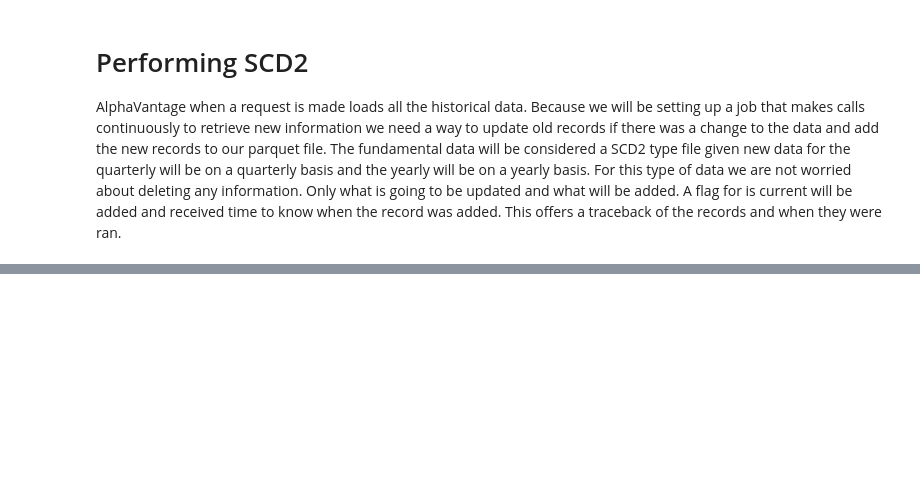
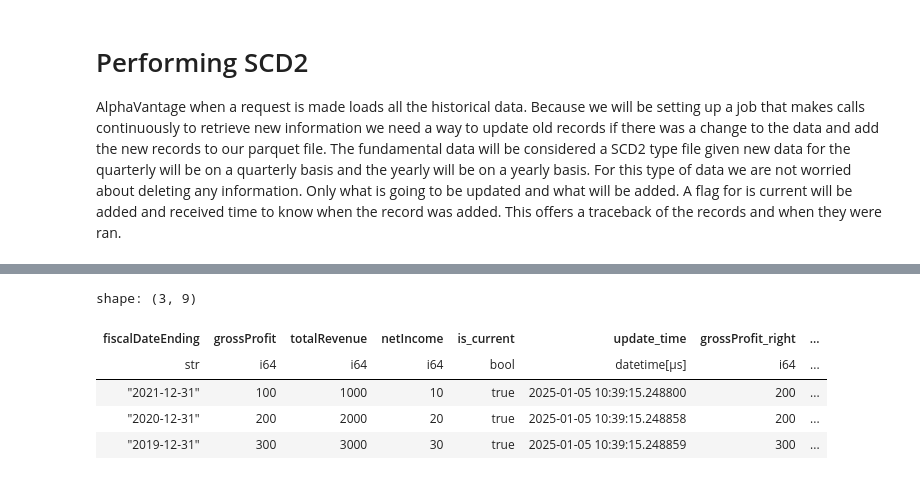
Before and after one commit to ttoe05/tt-investment-analysis, a Jupyter notebook: src/alpha_documentation.ipynb, the cells around one changed output, grey strips where cells are left out. Drawn from its saved outputs; the diff is of its cells as text; code cells hidden in the pictures; blank space fills up the shorter version.

```diff
--- a/src/alpha_documentation.ipynb
+++ b/src/alpha_documentation.ipynb
@@ -165,0 +186,18 @@ AlphaVantage when a request is made loads all the historical data. Because we wi
+# %%
+# merge the two data frames on the fiscalDateEnding to find the records that need to be updated
+updated_records_df = df_sample.filter(
+    pl.col('is_current') == True,
+).join(
+    other=df_new,
+    on='fiscalDateEnding',
+    how='inner'
+)
+
+updated_records_df
+# %% [output]
+shape: (3, 9)
+| fiscalDateEnding | grossProfit | totalRevenue | netIncome | is_current | update_time | grossProfit_right | ... |
+| str | i64 | i64 | i64 | bool | datetime[μs] | i64 | ... |
+| "2021-12-31" | 100 | 1000 | 10 | true | 2025-01-05 10:39:15.248800 | 200 | ... |
+| "2020-12-31" | 200 | 2000 | 20 | true | 2025-01-05 10:39:15.248858 | 200 | ... |
+| "2019-12-31" | 300 | 3000 | 30 | true | 2025-01-05 10:39:15.248859 | 300 | ... |
```
Also changed, not shown: parts of 15 cells of this notebook, 3 other files.
